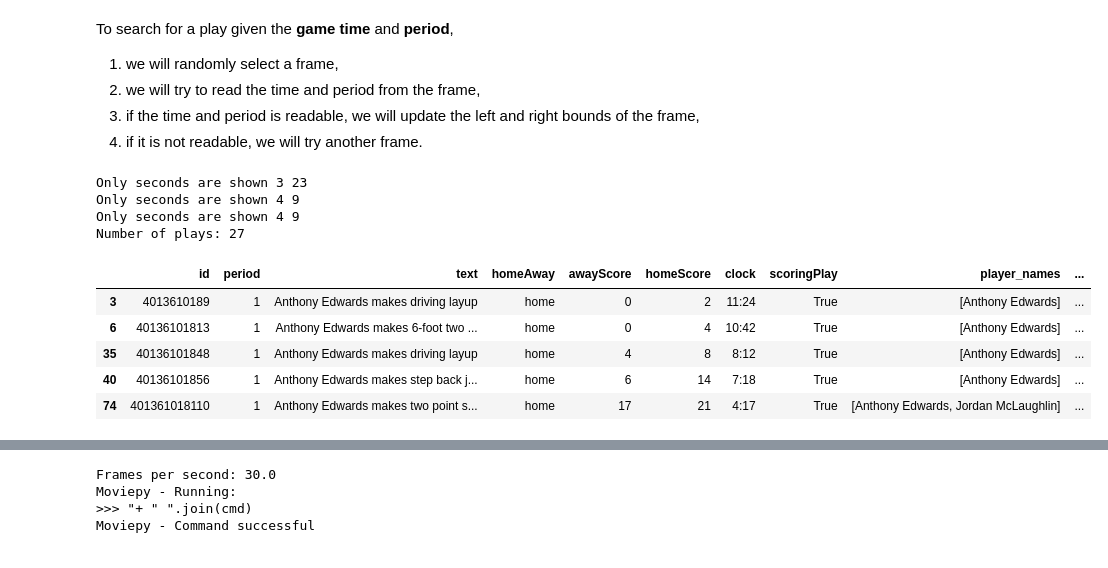
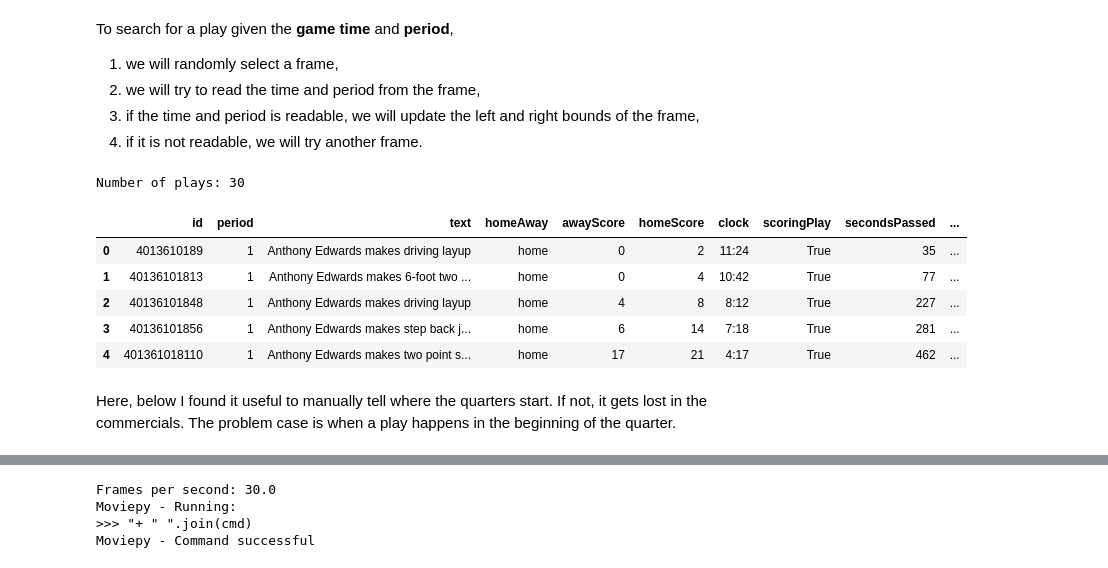
Before and after one commit to nba-highlights/highlight-fetcher, a Jupyter notebook: nba_schedule.ipynb, the cells around one changed output, grey strips where cells are left out. Cells and saved outputs as stored; diff of their text form; code cells hidden in the pictures.

Commit message:
Cleaning
Ima delete the notebook, so I am commiting and we can go back in history to find stuff.

```diff
--- a/nba_schedule.ipynb
+++ b/nba_schedule.ipynb
@@ -274,3 +274,18 @@ playbyplay_df
+# %%
+def gameclock2seconds(period, minutes, seconds):
+    return (period - 1) * 12 * 60 + (11 - minutes) * 60 + (60 - seconds)
+
+def secondsPassed(row):
+    if len(row['clock'].split(':')) == 2:
+        minutes, seconds = (int(x) for x in row['clock'].split(':'))
+    elif len(row['clock'].split(':')) == 1:
+        minutes = 0
+        seconds = int(row['clock'].split('.')[0])
+
+    return gameclock2seconds(row['period'], minutes, seconds)
+
+playbyplay_df['secondsPassed'] = playbyplay_df.apply(secondsPassed, axis=1)
+playbyplay_df['FT'] = playbyplay_df['text'].str.contains('free throw')
 # %%
 def add_player_names(playbyplay_df, team_tags):
     """
@@ -284,10 +299,13 @@ def add_player_names(playbyplay_df, team_tags):
 
     # Get the set of players that played in the teams
     player_set = set(players_df.loc[players_df['bref_code'].isin(teams_df.loc[teams_df['tag'].isin(team_tags), 'bref_code']), 'Name'])
-    playbyplay_df['player_names'] = playbyplay_df['text'].apply(lambda x: [name for name in player_set if name in x])
+
+    # Add a column with the player names
+    playbyplay_df['playerNames'] = playbyplay_df['text'].apply(lambda x: [name for name in player_set if name in x])
+
     # Sort the names by their position in the text
-    playbyplay_df['player_names'] = playbyplay_df.apply(lambda x: [name for name, start in
-                    sorted([(name, re.search(name, x['text']).start()) for name in x['player_names']], key=lambda x: x[1])], axis=1)
+    playbyplay_df['playerNames'] = playbyplay_df.apply(lambda x: [name for name, _ in
+                    sorted([(name, re.search(name, x['text']).start()) for name in x['playerNames']], key=lambda x: x[1])], axis=1)
 
     return playbyplay_df
 
@@ -532,20 +483,20 @@ def get_played_secs(row):
 # %%
-anthony_edwards_plays = playbyplay_df.loc[playbyplay_df['text'].apply(lambda x: 'Anthony Edwards' == x[:len('Anthony Edwards')] if len(x) > len('Anthony Edwards') else False) & # Anthony Edwards plays
-                                          (playbyplay_df['scoringPlay'] == True) & # Scoring plays
-                                            (playbyplay_df['period'] <= 4) # First 4 quarters
-                                          ].copy() # Scoring plays
-anthony_edwards_plays['played_secs'] = anthony_edwards_plays.apply(lambda x: get_played_secs(x), axis=1)
-anthony_edwards_plays['frame'] = None
+anthony_edwards_plays = playbyplay_df.loc[playbyplay_df['text'].apply(lambda x:
+                                            'Anthony Edwards' == x[:len('Anthony Edwards')]) &  # Anthony Edwards plays
+                                            (playbyplay_df['scoringPlay'] | playbyplay_df['FT']) &            # Scoring plays
+                                            (playbyplay_df['period'] <= 4)                      # First 4 quarters
+                                          ].copy()
+
+anthony_edwards_plays['secondsPassed'] -= 1
 print(f'Number of plays: {anthony_edwards_plays.shape[0]}')
+anthony_edwards_plays['frame'] = -1
+anthony_edwards_plays.reset_index(drop=True, inplace=True)
 anthony_edwards_plays.head()
 # %% [output]
-Only seconds are shown 3 23
-Only seconds are shown 4 9
-Only seconds are shown 4 9
-Number of plays: 27
+Number of plays: 30
-|  | id | period | text | homeAway | awayScore | homeScore | clock | scoringPlay | player_names | ... |
-| 3 | 4013610189 | 1 | Anthony Edwards makes driving layup | home | 0 | 2 | 11:24 | True | [Anthony Edwards] | ... |
-| 6 | 40136101813 | 1 | Anthony Edwards makes 6-foot two ... | home | 0 | 4 | 10:42 | True | [Anthony Edwards] | ... |
-| 35 | 40136101848 | 1 | Anthony Edwards makes driving layup | home | 4 | 8 | 8:12 | True | [Anthony Edwards] | ... |
-| 40 | 40136101856 | 1 | Anthony Edwards makes step back j... | home | 6 | 14 | 7:18 | True | [Anthony Edwards] | ... |
-| 74 | 401361018110 | 1 | Anthony Edwards makes two point s... | home | 17 | 21 | 4:17 | True | [Anthony Edwards, Jordan McLaughlin] | ... |
+|  | id | period | text | homeAway | awayScore | homeScore | clock | scoringPlay | secondsPassed | ... |
+| 0 | 4013610189 | 1 | Anthony Edwards makes driving layup | home | 0 | 2 | 11:24 | True | 35 | ... |
+| 1 | 40136101813 | 1 | Anthony Edwards makes 6-foot two ... | home | 0 | 4 | 10:42 | True | 77 | ... |
+| 2 | 40136101848 | 1 | Anthony Edwards makes driving layup | home | 4 | 8 | 8:12 | True | 227 | ... |
+| 3 | 40136101856 | 1 | Anthony Edwards makes step back j... | home | 6 | 14 | 7:18 | True | 281 | ... |
+| 4 | 401361018110 | 1 | Anthony Edwards makes two point s... | home | 17 | 21 | 4:17 | True | 462 | ... |
@@ -633 +563,3 @@ vidcap = cv2.VideoCapture('videos/spurs@timberwolves.mp4')
+# %% [markdown]
+Here, below I found it useful to manually tell where the quarters start. If not, it gets lost in the commercials. The problem case is when a play happens in the beginning of the quarter.
 # %%
```
Also changed, not shown: parts of 37 cells of this notebook, 5 other files.
